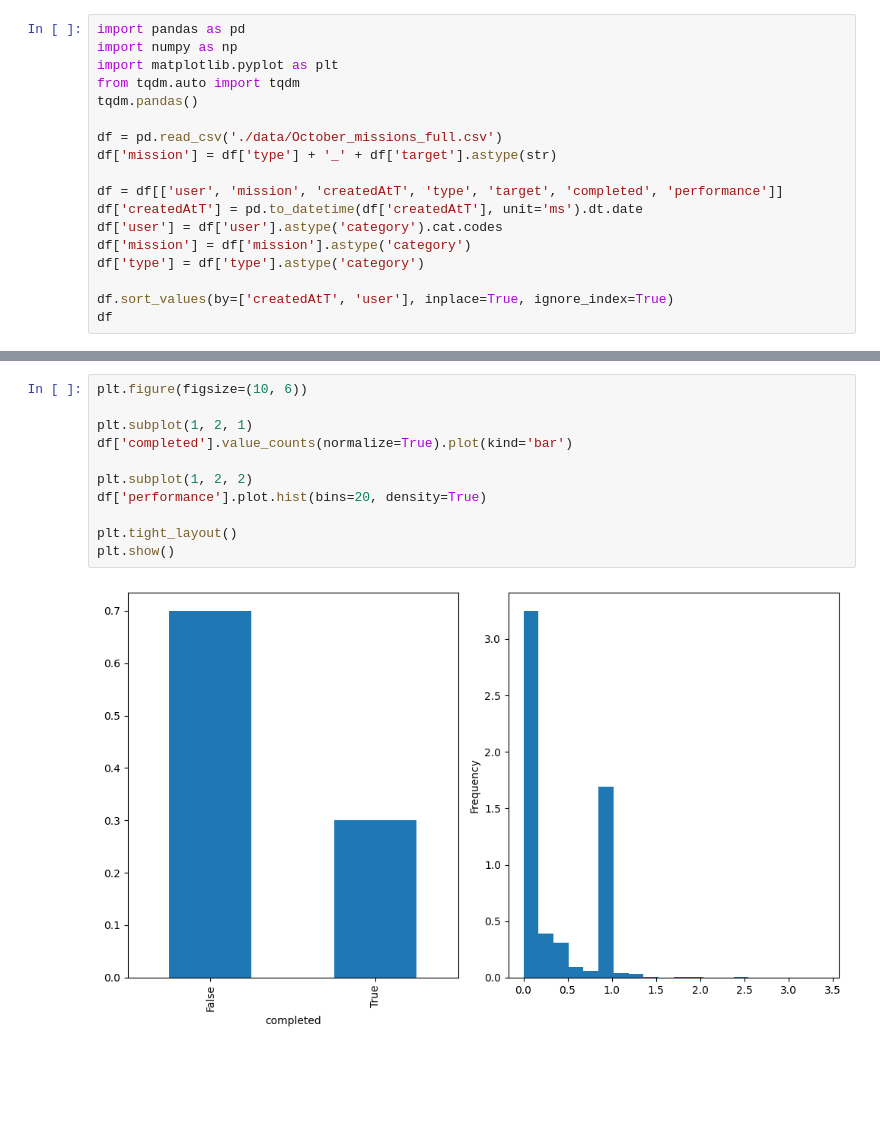
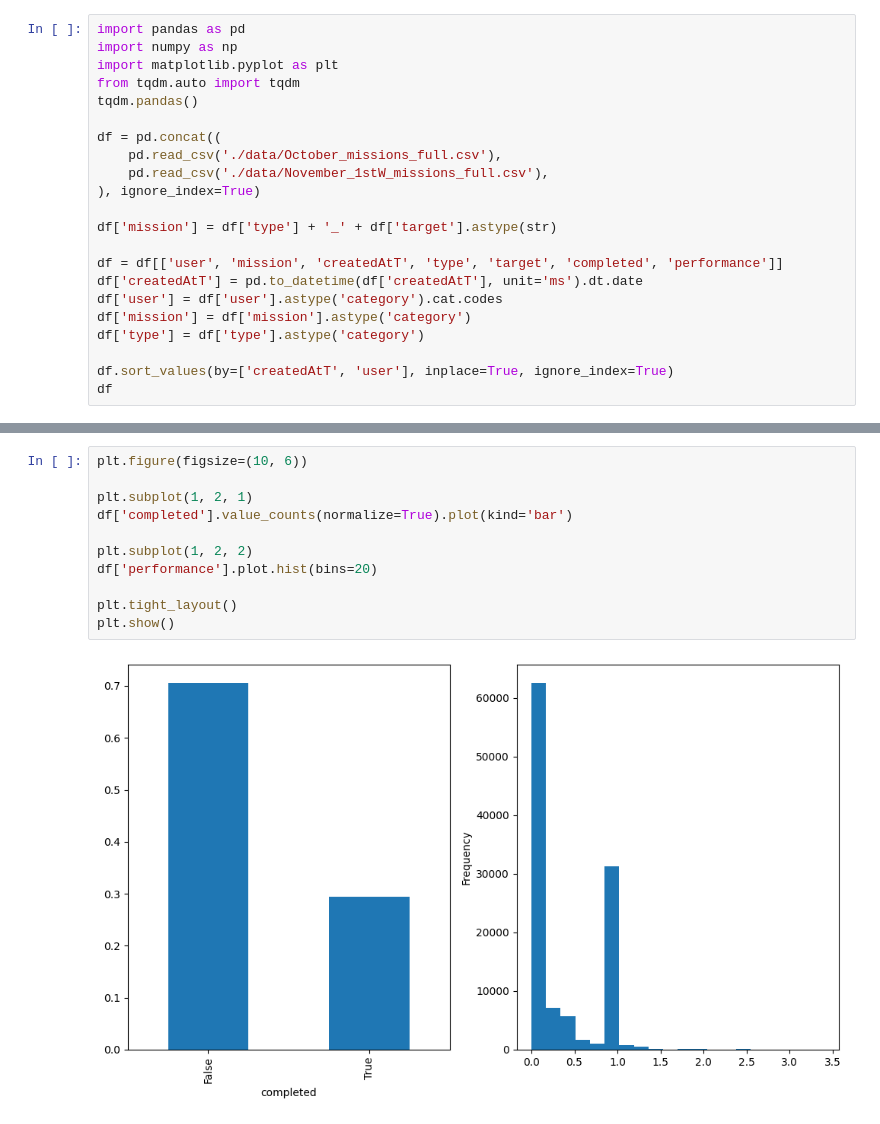
Before and after one commit to rik1599/recsys4good, a Jupyter notebook: exploration.ipynb, the cells around one changed output, grey strips where cells are left out. Saved outputs shown, nothing was run; the diff lists cells and outputs as text; blank space fills up the shorter version.

Commit message:
Refactor data processing functions for improved performance and readability

```diff
--- a/exploration.ipynb
+++ b/exploration.ipynb
@@ -5,7 +5,11 @@ import matplotlib.pyplot as plt
 from tqdm.auto import tqdm
 tqdm.pandas()
 
-df = pd.read_csv('./data/October_missions_full.csv')
+df = pd.concat((
+    pd.read_csv('./data/October_missions_full.csv'),
+    pd.read_csv('./data/November_1stW_missions_full.csv'),
+), ignore_index=True)
+
 df['mission'] = df['type'] + '_' + df['target'].astype(str)
 
 df = df[['user', 'mission', 'createdAtT', 'type', 'target', 'completed', 'performance']]
@@ -33,16 +37,16 @@ df
 # %%
 plt.figure(figsize=(10, 6))
 
 plt.subplot(1, 2, 1)
 df['completed'].value_counts(normalize=True).plot(kind='bar')
 
 plt.subplot(1, 2, 2)
-df['performance'].plot.hist(bins=20, density=True)
+df['performance'].plot.hist(bins=20)
 
 plt.tight_layout()
 plt.show()
 # %% [output]
-[figure, old version]
+[figure, new version]
 # %%
 plt.figure(figsize=(10, 6))
 
```
Also changed, not shown: parts of 5 cells of this notebook, 4 other files.
